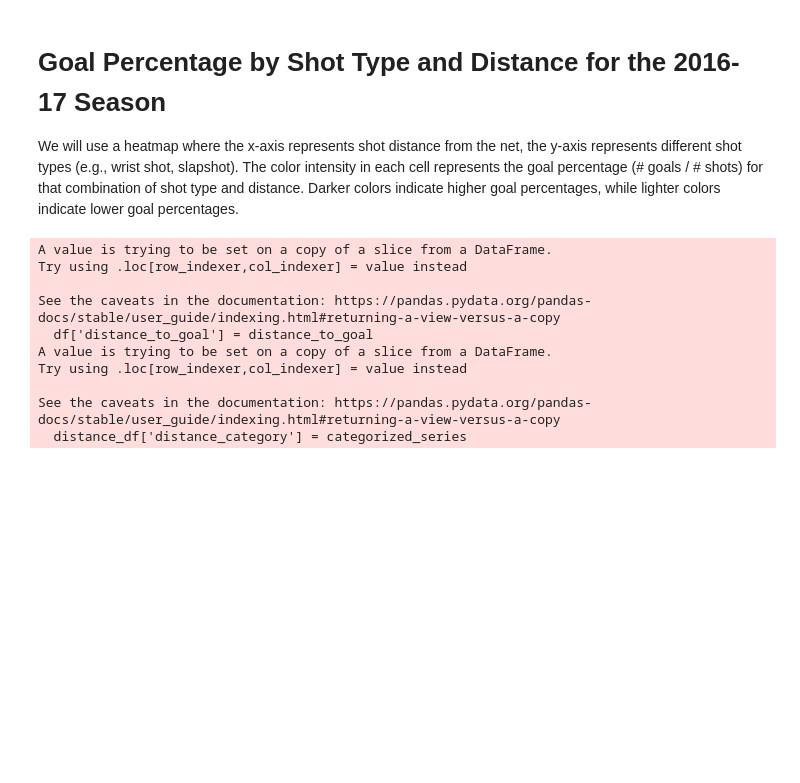
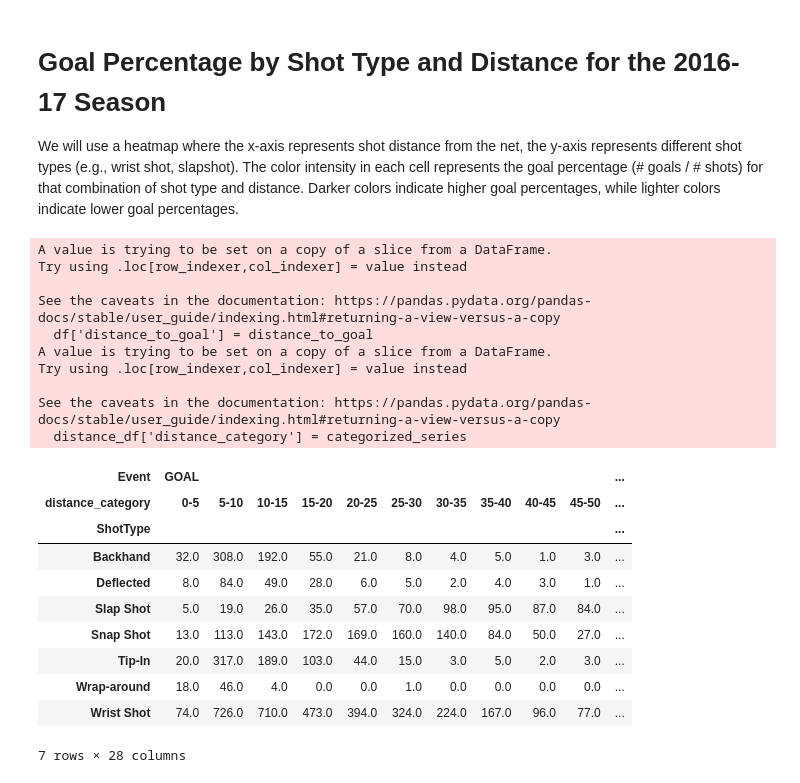
Before and after one commit to miloshdevic/NHL_analytics, a Jupyter notebook: simple_visualizations.ipynb, the cells around one changed output. Drawn from its saved outputs; the diff is of its cells as text; code cells hidden in the pictures; blank space fills up the shorter version.

```diff
--- a/simple_visualizations.ipynb
+++ b/simple_visualizations.ipynb
@@ -156,34 +156,45 @@ distance_df = distance(season_df)
 # Count the occurrences of each unique value
 value_counts = distance_df['distance_to_goal'].value_counts()
 # print(value_counts, distance_df['distance_to_goal'].max())
 
-bins = [0, 10, 15, 25, 35, 45, 55, 190]#the reason to set bin like this is to average the number of events
-labels = ['less than 10', '10-15', '15-25', '25-35', '35-45', '45-55', '55-190']
+bins = [0, 5, 10, 15, 20, 25, 30, 35, 40, 45, 50, 55, 60, 65, 70]#the reason to set bin like this is to average the number of events
+labels = ['0-5', '5-10', '10-15', '15-20', '20-25', '25-30', '30-35', '35-40', '40-45', '45-50', '50-55', '55-60', '60-65', '65-70']
 categories = pd.cut(distance_df['distance_to_goal'], bins=bins, labels=labels, include_lowest=True)
 
 # Create a new Series with the associated category labels
 categorized_series = pd.Series(categories, name='Category')
 distance_df['distance_category'] = categorized_series
 
 
 # table = pd.pivot_table(distance_df, index=['distance_category', 'ShotType'],columns=['Event'], aggfunc="sum")
 # table
 grouped = distance_df.groupby(['distance_category', 'ShotType', 'Event']).size().unstack(fill_value=0)
 
 # Reshape the data using pivot_table to get the desired format
-result = grouped.pivot_table(index='distance_category', columns='ShotType', values=['GOAL', 'SHOT'], fill_value=0)
+result = grouped.pivot_table(index='ShotType', columns='distance_category', values=['GOAL', 'SHOT'], fill_value=0)
 # print(categorized_series)
 # categorized_series.value_counts()
 # distance_df.head()
-# result
+result
 # %% [output]
 A value is trying to be set on a copy of a slice from a DataFrame.
 Try using .loc[row_indexer,col_indexer] = value instead
 
 See the caveats in the documentation: https://pandas.pydata.org/pandas-docs/stable/user_guide/indexing.html#returning-a-view-versus-a-copy
   df['distance_to_goal'] = distance_to_goal
 A value is trying to be set on a copy of a slice from a DataFrame.
 Try using .loc[row_indexer,col_indexer] = value instead
 
 See the caveats in the documentation: https://pandas.pydata.org/pandas-docs/stable/user_guide/indexing.html#returning-a-view-versus-a-copy
   distance_df['distance_category'] = categorized_series
+| Event | GOAL |  |  |  |  |  |  |  |  |  | ... |
+| distance_category | 0-5 | 5-10 | 10-15 | 15-20 | 20-25 | 25-30 | 30-35 | 35-40 | 40-45 | 45-50 | ... |
+| ShotType |  |  |  |  |  |  |  |  |  |  | ... |
+| Backhand | 32.0 | 308.0 | 192.0 | 55.0 | 21.0 | 8.0 | 4.0 | 5.0 | 1.0 | 3.0 | ... |
+| Deflected | 8.0 | 84.0 | 49.0 | 28.0 | 6.0 | 5.0 | 2.0 | 4.0 | 3.0 | 1.0 | ... |
+| Slap Shot | 5.0 | 19.0 | 26.0 | 35.0 | 57.0 | 70.0 | 98.0 | 95.0 | 87.0 | 84.0 | ... |
+| Snap Shot | 13.0 | 113.0 | 143.0 | 172.0 | 169.0 | 160.0 | 140.0 | 84.0 | 50.0 | 27.0 | ... |
+| Tip-In | 20.0 | 317.0 | 189.0 | 103.0 | 44.0 | 15.0 | 3.0 | 5.0 | 2.0 | 3.0 | ... |
+| Wrap-around | 18.0 | 46.0 | 4.0 | 0.0 | 0.0 | 1.0 | 0.0 | 0.0 | 0.0 | 0.0 | ... |
+| Wrist Shot | 74.0 | 726.0 | 710.0 | 473.0 | 394.0 | 324.0 | 224.0 | 167.0 | 96.0 | 77.0 | ... |
+7 rows × 28 columns
```
Also changed, not shown: parts of 5 cells of this notebook.
